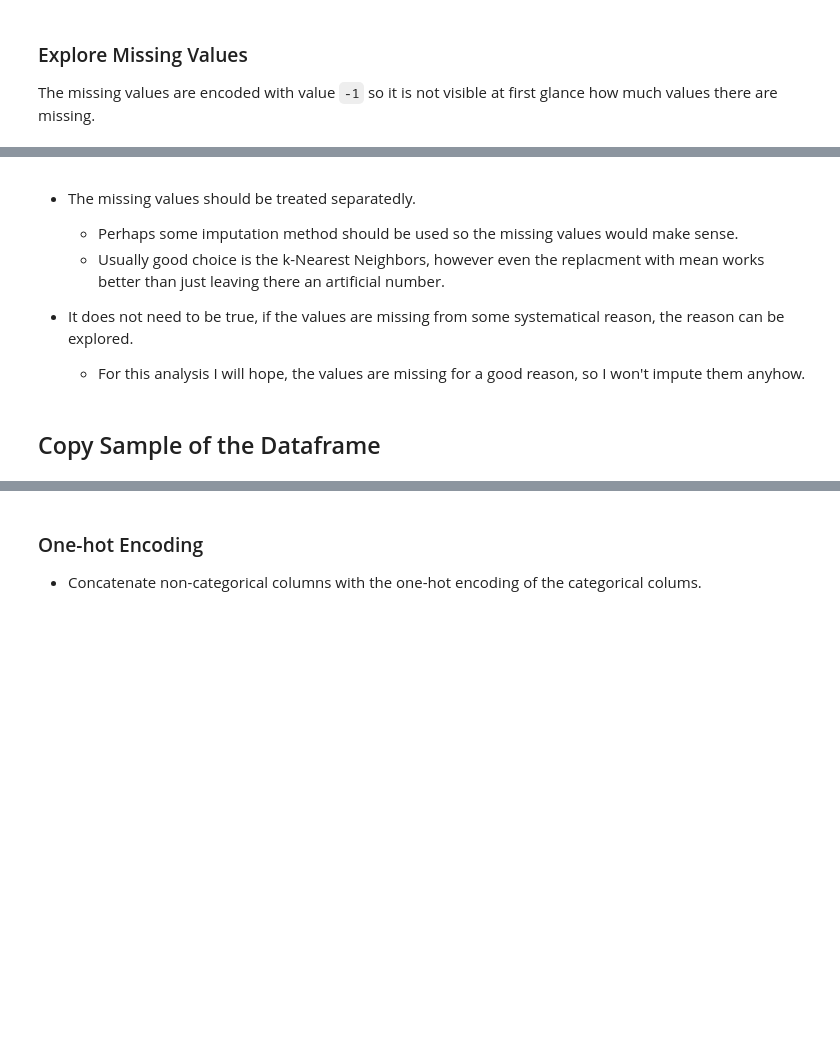
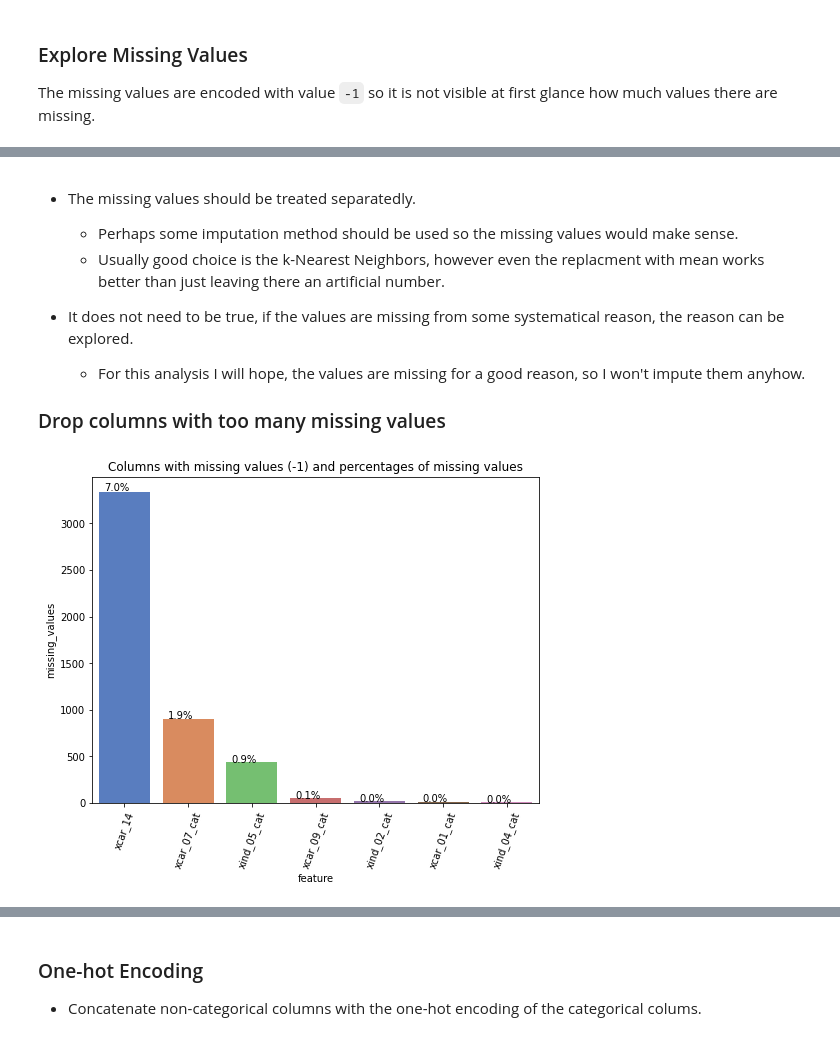
Before and after one commit to langer-jaros/learning, a Jupyter notebook: 02/02_homework.ipynb, the cells around one changed output, grey strips where cells are left out. Drawn from its saved outputs; the diff is of its cells as text; code cells hidden in the pictures; blank space fills up the shorter version.

```diff
--- a/02/02_homework.ipynb
+++ b/02/02_homework.ipynb
@@ -101,3 +399,5 @@ memory usage: 263.4 MB
+# %%
+train_sample_thumb_df = train_sample_df.copy()
 # %% [markdown]
 ### Explore Missing Values
 
@@ -135,5 +413,5 @@ display("Columns with missing values (-1) and percentage of values that are miss
 
 - It does not need to be true, if the values are missing from some systematical reason, the reason can be explored.
     - For this analysis I will hope, the values are missing for a good reason, so I won't impute them anyhow.
+
+### Drop columns with too many missing values
-# %% [markdown]
-## Copy Sample of the Dataframe
@@ -141,0 +418,6 @@ sample_df = original_df.sample(n=int(original_df.shape[0]/10), random_state=SEED
+# %%
+train_sample_thumb_df = dropHalfEmptyColumns(train_sample_thumb_df)
+
+_ = showMissingValues(train_sample_thumb_df)
+# %% [output]
+[figure, added]
```
Also changed, not shown: parts of 148 cells of this notebook.
